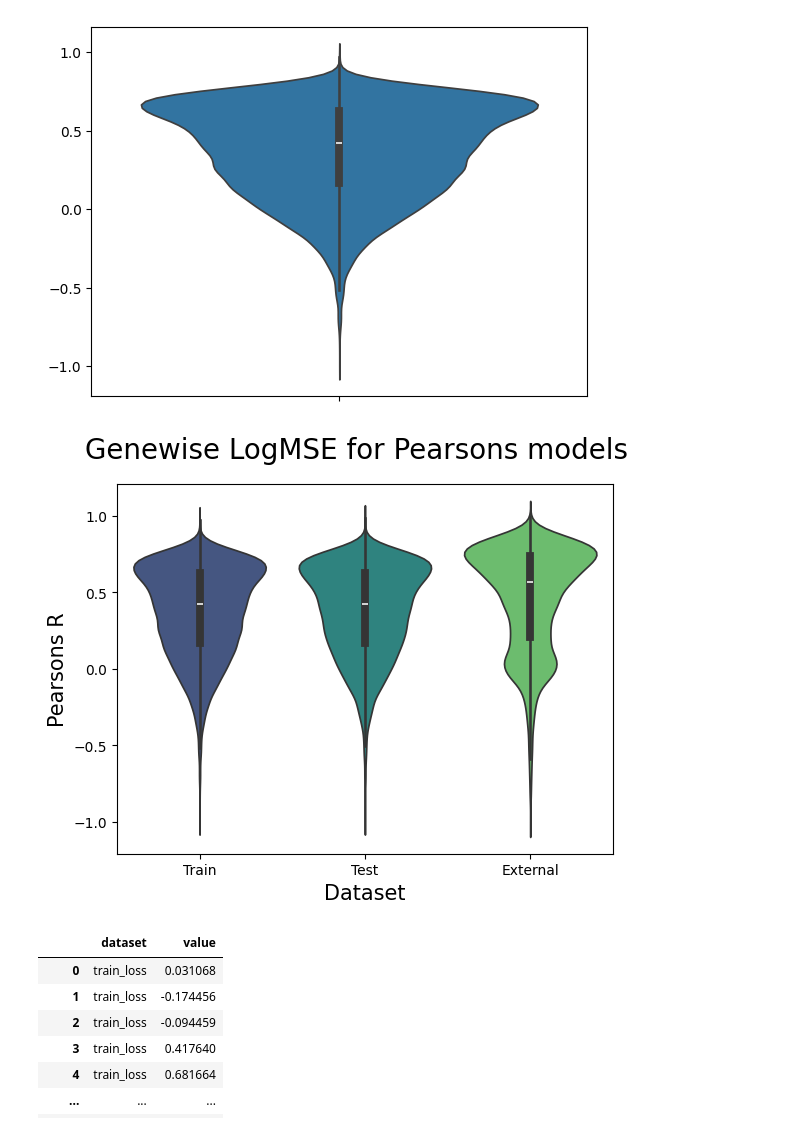
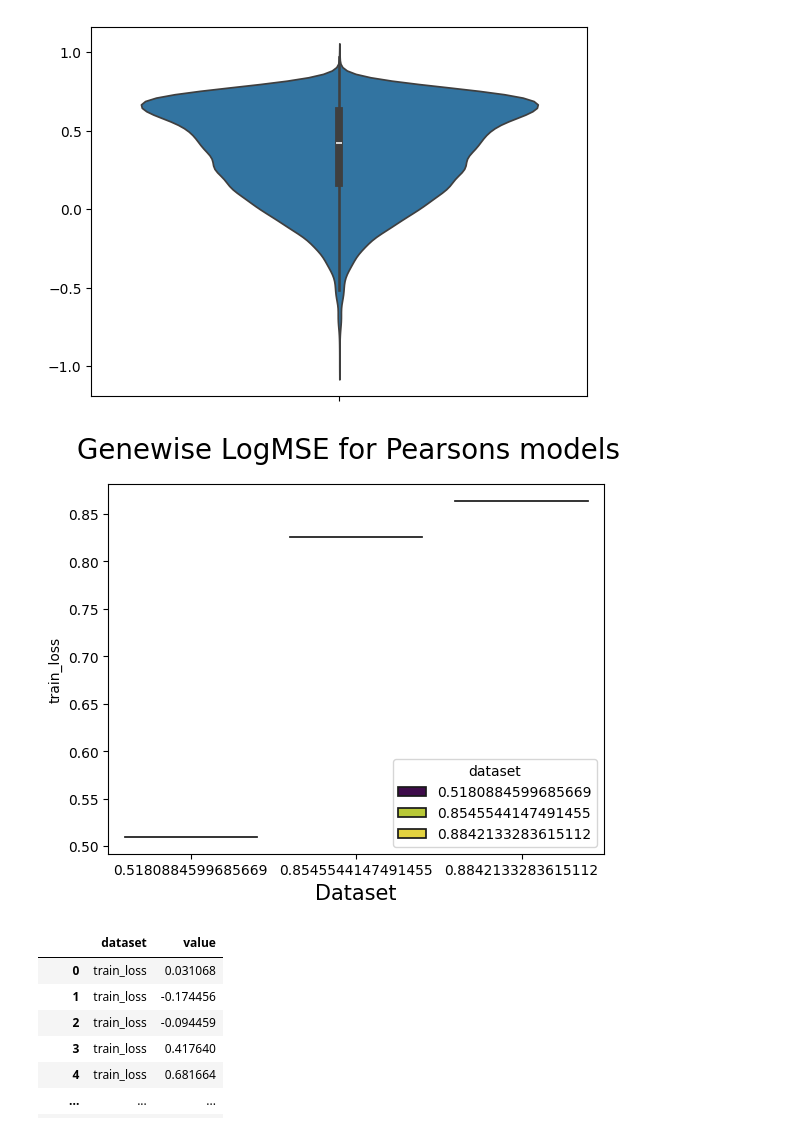
Before and after one commit to Alexander-Broadley/Zhang_lab_rotation, a Jupyter notebook: MML_model/model_evaluation/MML_results_plots.ipynb, the cells around one changed output. Cells and saved outputs as stored; diff of their text form; code cells hidden in the pictures.

Commit message:
updates to experimental result plotting

```diff
--- a/MML_model/model_evaluation/MML_results_plots.ipynb
+++ b/MML_model/model_evaluation/MML_results_plots.ipynb
@@ -15,0 +39,2 @@ PEARSONS_training_data = pd.read_csv('../data/PEARSONS_results.csv')
+# %%
+results.columns = ['train_loss', 'dataset', 't', 't2']
@@ -37,10 +69,12 @@ sns.violinplot(np.sort(genewise_correlations[genewise_correlations['dataset'] ==
 # %% [output]
 <Axes: >
 [figure]
+# %%
+results.columns = ['train_loss', 'dataset', 't', 't2']
 # %%
-create_pearsons_violin(genewise_correlations, y_col='pearsons', title = 'Genewise LogMSE for Pearsons models', file_title = 'genewise_LogMSE_PEARSONS')
+create_pearsons_violin(results, y_col='train_loss', title = 'Genewise LogMSE for Pearsons models', file_title = 'genewise_LogMSE_PEARSONS', size = '500', temp = 'k2', hegiht= 'k3')
 # %% [output]
-[figure, old version]
+[figure, new version]
 # %%
 from_train_losses = results[['train_loss', 'test_loss']].melt()
 from_train_losses.columns = ['dataset', 'value']
```
Also changed, not shown: parts of 5 cells of this notebook, 8 other files.
